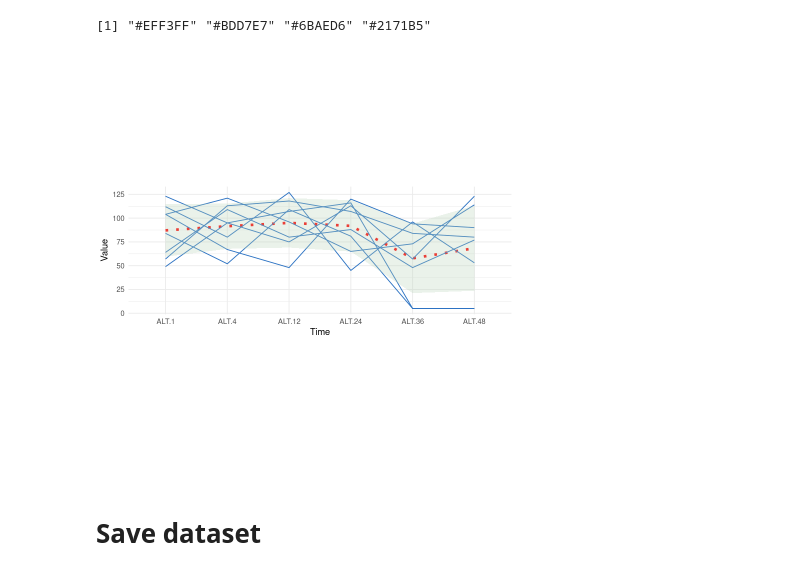
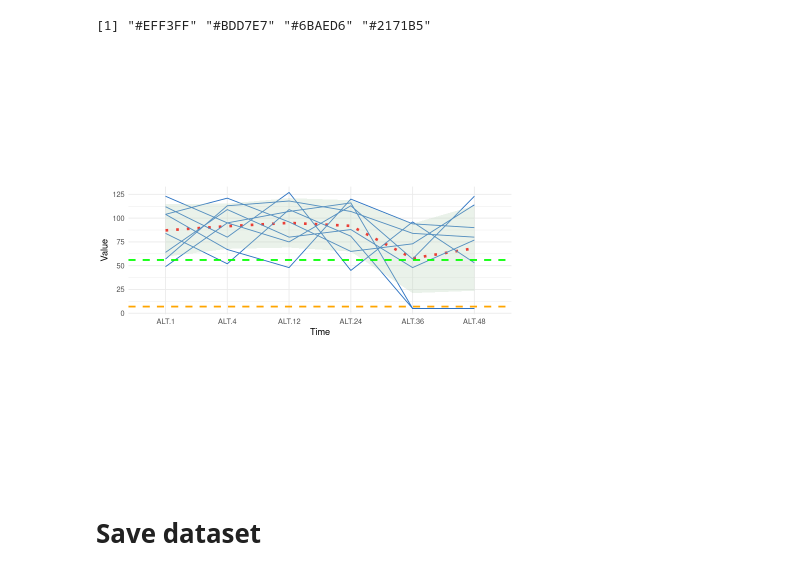
Before and after one commit to Alvaro8gb/DataVisualization, a Jupyter notebook: App/data.ipynb, the cells around one changed output. Saved outputs shown, nothing was run; the diff lists cells and outputs as text; code cells hidden in the pictures.

```diff
--- a/App/data.ipynb
+++ b/App/data.ipynb
@@ -359,22 +341,24 @@ colors
 # %%
 # Assuming df_mean_orders contains 'Time', 'mean_value', and 'sd_value'
 p <- ggplot(data = df_plot_long, aes(x = Time, y = Value, group = RowID)) +
   geom_line(data = df_mean_orders, aes(x = Time, y = mean_value), color="red", linetype = "dotted", linewidth = 1.5) +
   geom_line(color="#2870c2") +
   geom_ribbon(
         data = df_mean_orders,
         aes(x = Time, ymin = mean_value - sd_value, ymax = mean_value + sd_value),
         fill = "#bad3b9", alpha = 0.3
       ) +
+  geom_hline(yintercept = 56, linetype="dashed", color = "green", size = 1) + # Max normal ALT value # https://www.ncbi.nlm.nih.gov/books/NBK559278/
+  geom_hline(yintercept = 7, linetype="dashed", color = "orange", size = 1) + # Min normal ALT value
   theme_minimal() +
   labs(x = "Time", y = "Value") +
   theme(
     aspect.ratio = 1 / 3
   ) +
   theme(legend.position = "none")
 p
 # %% [output]
-[figure, old version]
+[figure, new version]
 # %% [markdown]
 # Save dataset
 # %%
```
Also changed, not shown: parts of 2 cells of this notebook, 2 other files.
